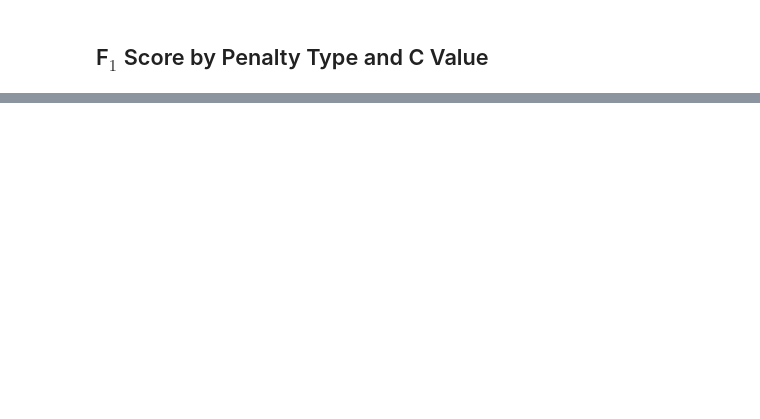
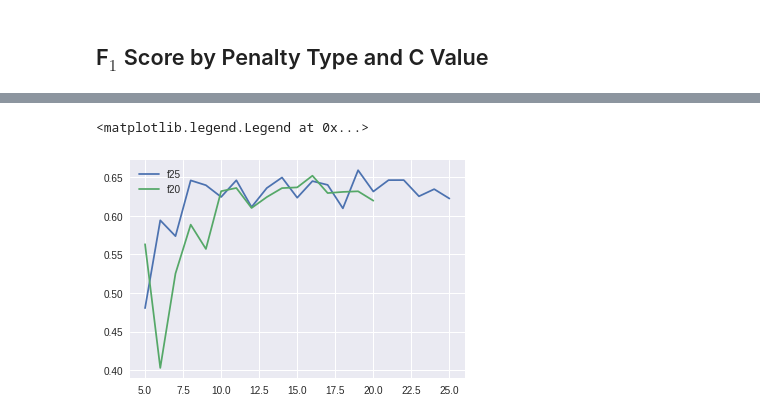
Before and after one commit to neeshu89/2018-W-450-4, a Jupyter notebook: 06-hyper-parameter-tuning/ipynb/01-Logistic-Regression-Tuning.ipynb, the cells around one changed output, grey strips where cells are left out. Drawn from its saved outputs; the diff is of its cells as text; code cells hidden in the pictures; blank space fills up the shorter version.

```diff
--- a/06-hyper-parameter-tuning/ipynb/01-Logistic-Regression-Tuning.ipynb
+++ b/06-hyper-parameter-tuning/ipynb/01-Logistic-Regression-Tuning.ipynb
@@ -86,11 +113,14 @@ plt.legend()
-# %%
-test_results = []
-c_values = np.logspace(-1,5,12)
-for regularization_type in ['l1', 'l2']:
-    for c in tqdm(c_values):
-        model = LogisticRegression(penalty=regularization_type, C=c)
-        test_result = run_model(model,
-                                regularization_type,
-                                adult_train_df,
-                                adult_train_target)
-        test_results.append(test_result)
+# %%
+test_results = []
+depths = range(5,30,1)
+for features in range(5,30,1):
+    for depth in tqdm(depths):
+        if features < depth:
+            next
+        else:
+            model = DecisionTreeClassifier(max_features=features, max_depth=depth)
+            test_result = run_model(model,
+                                        features,
+                                        adult_train_df,
+                                        adult_train_target)
+            test_results.append(test_result)
@@ -97,14 +136,17 @@ for regularization_type in ['l1', 'l2']:
 # %%
 test_results_df = pd.DataFrame(test_results)
 
-test_results_df['C'] = test_results_df.model.apply(lambda model: model.C)
+test_results_df['depth'] = test_results_df.model.apply(lambda model: model.max_depth)
 
-l1_test_results = test_results_df[test_results_df.model_name == 'l1']
-l2_test_results = test_results_df[test_results_df.model_name == 'l2']
-plt.plot(l1_test_results.C, l1_test_results.f1_test_score, label='l1 penalty')
-plt.plot(l2_test_results.C, l2_test_results.f1_test_score, label='l2 penalty')
-plt.xscale('log')
+f25_feat_test_results = test_results_df[test_results_df.model_name == 25]
+f20_feat_test_results = test_results_df[test_results_df.model_name == 20]
+plt.plot(f25_feat_test_results.depth, f25_feat_test_results.f1_test_score, label='f25')
+plt.plot(f20_feat_test_results.depth, f20_feat_test_results.f1_test_score, label='f20')
+#plt.xscale('log')
 plt.legend()
+# %% [output]
+<matplotlib.legend.Legend at 0x...>
+[figure, added]
 # %%
 test_results = []
 c_values = np.logspace(-1,5,12)
```
Also changed, not shown: parts of 10 cells of this notebook, 2 other files.
